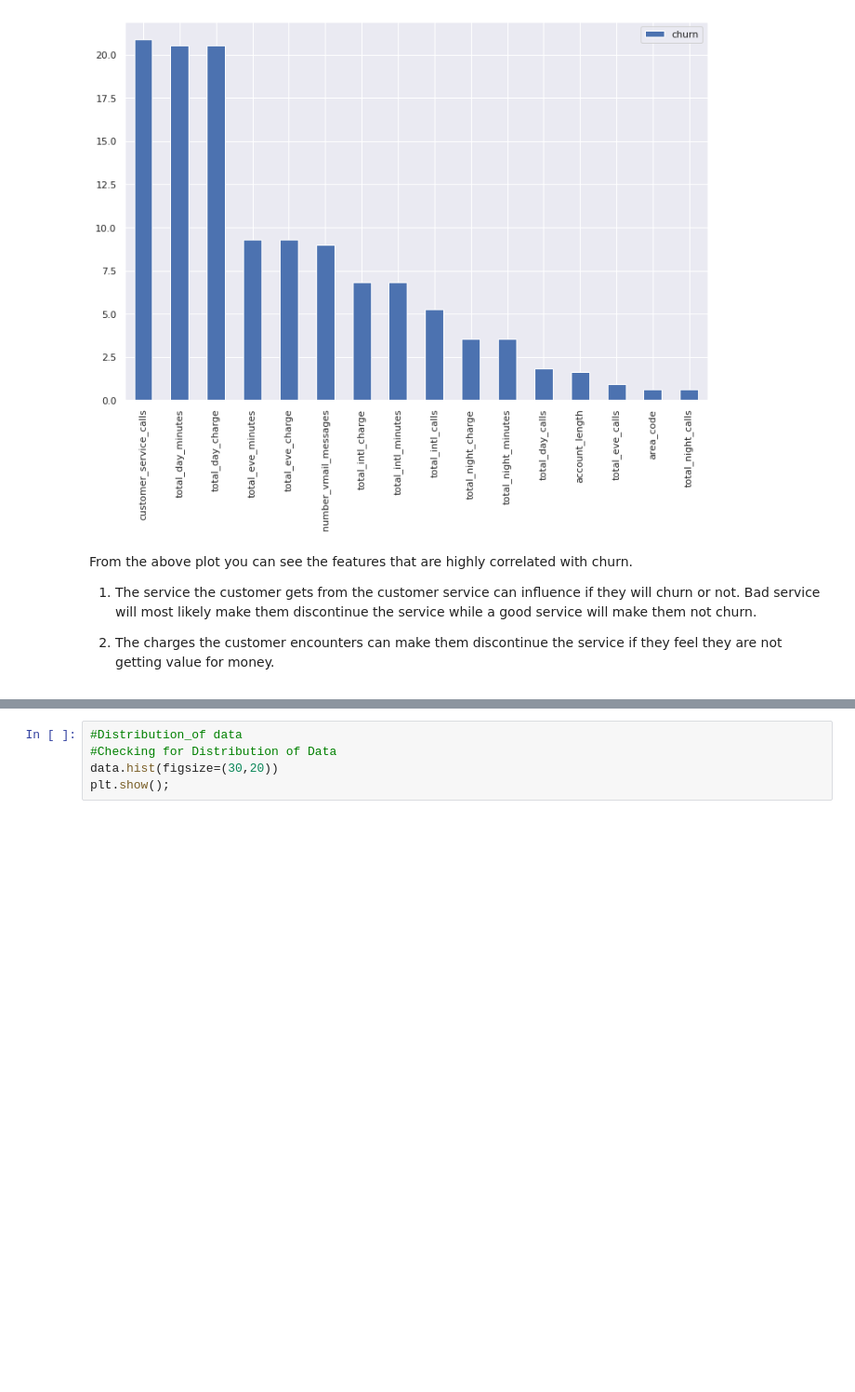
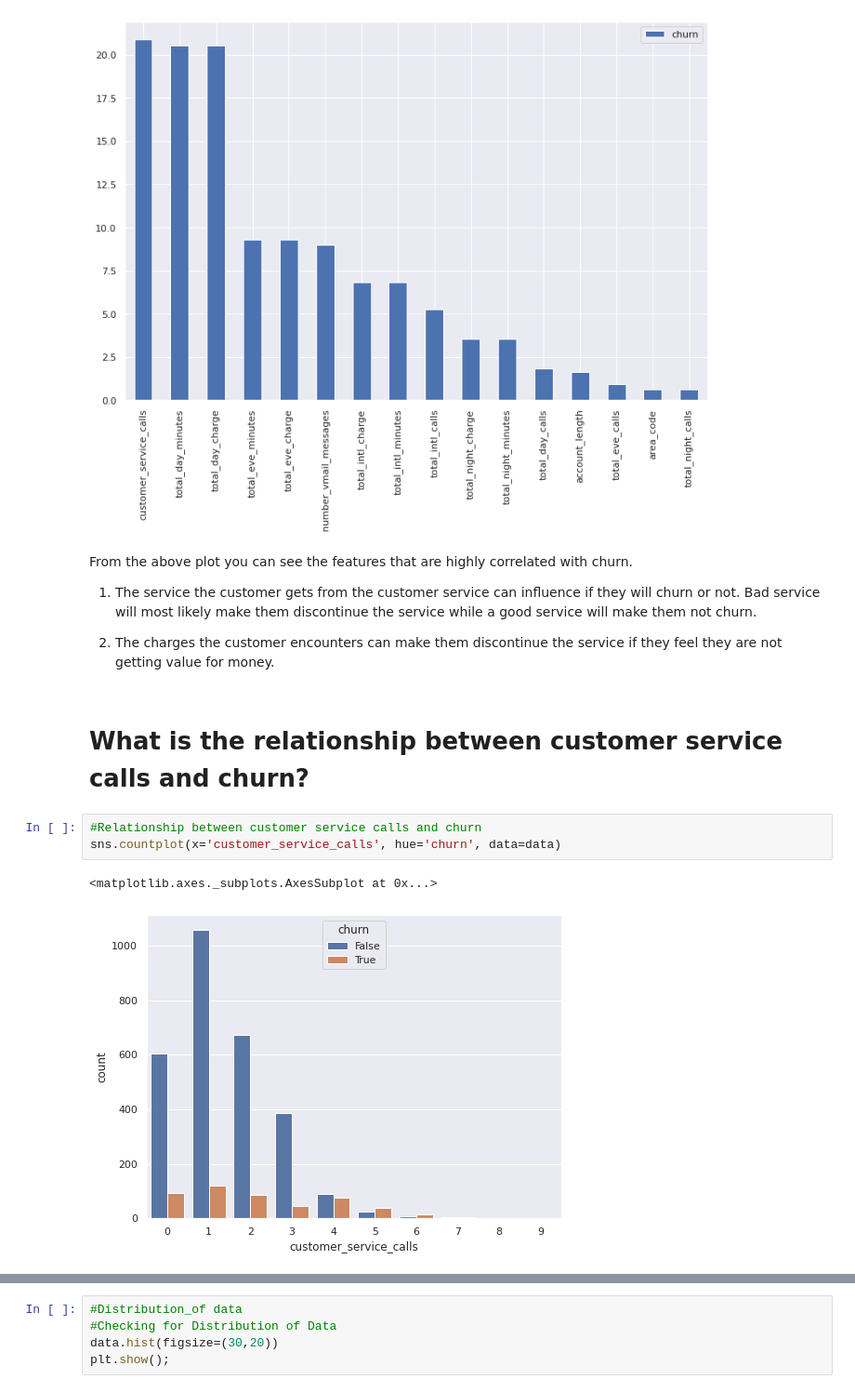
Before and after one commit to Mwikali-5/Churn, a Jupyter notebook: Churn.ipynb, the cells around one changed output, grey strips where cells are left out. Shown at 93% size. Drawn from its saved outputs; the diff is of its cells as text; blank space fills up the shorter version.

```diff
--- a/Churn.ipynb
+++ b/Churn.ipynb
@@ -392,3 +429,11 @@ From the above plot you can see the features that are highly correlated with chu
 1. The service the customer gets from the customer service can influence if they will churn or not. Bad service will most likely make them discontinue the service while a good service will make them not churn.
 
 2. The charges the customer encounters can make them discontinue the service if they feel they are not getting value for money.
+# %% [markdown]
+# **What is the relationship between customer service calls and churn?**
+# %%
+#Relationship between customer service calls and churn
+sns.countplot(x='customer_service_calls', hue='churn', data=data)
+# %% [output]
+<matplotlib.axes._subplots.AxesSubplot at 0x...>
+[figure, added]
```
Also changed, not shown: parts of 118 cells of this notebook.
